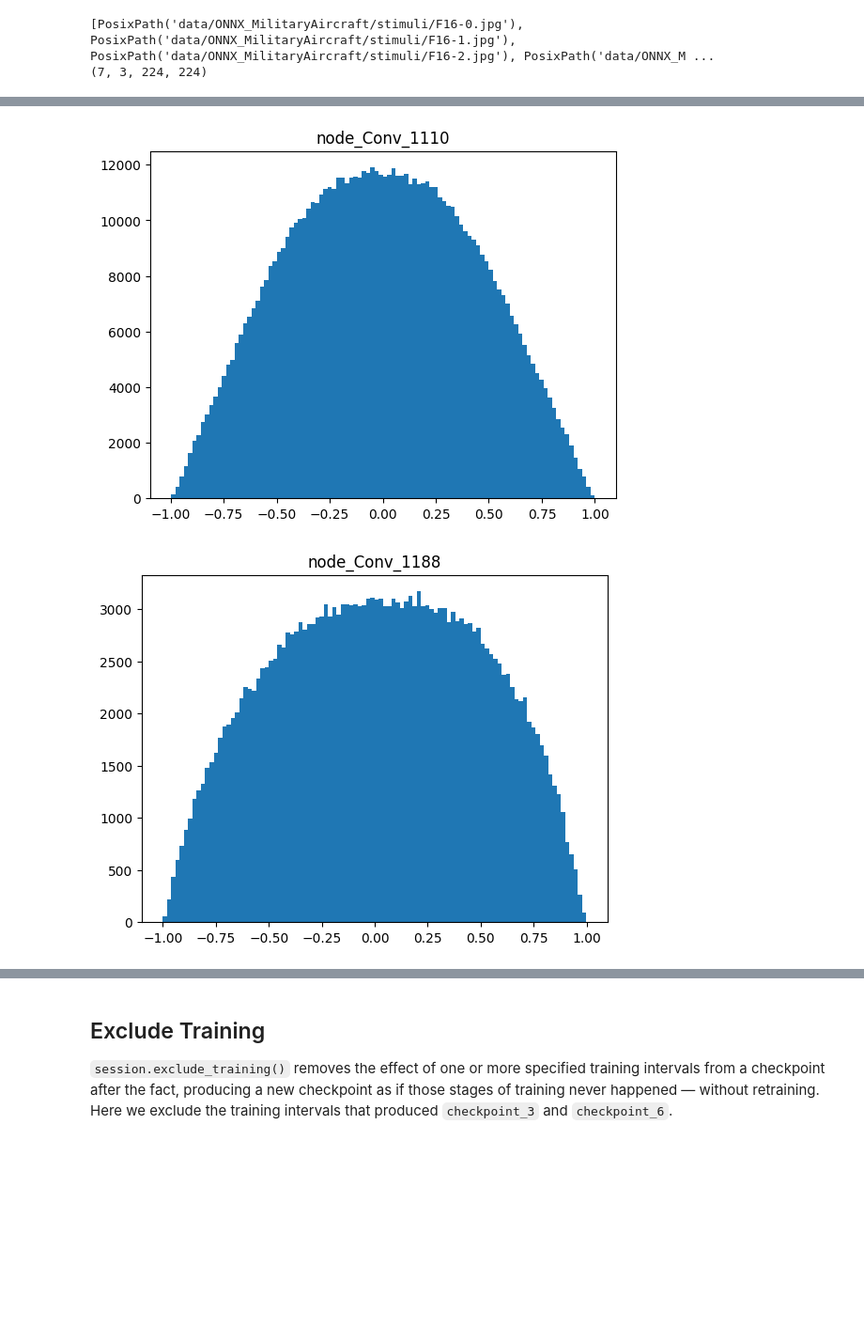
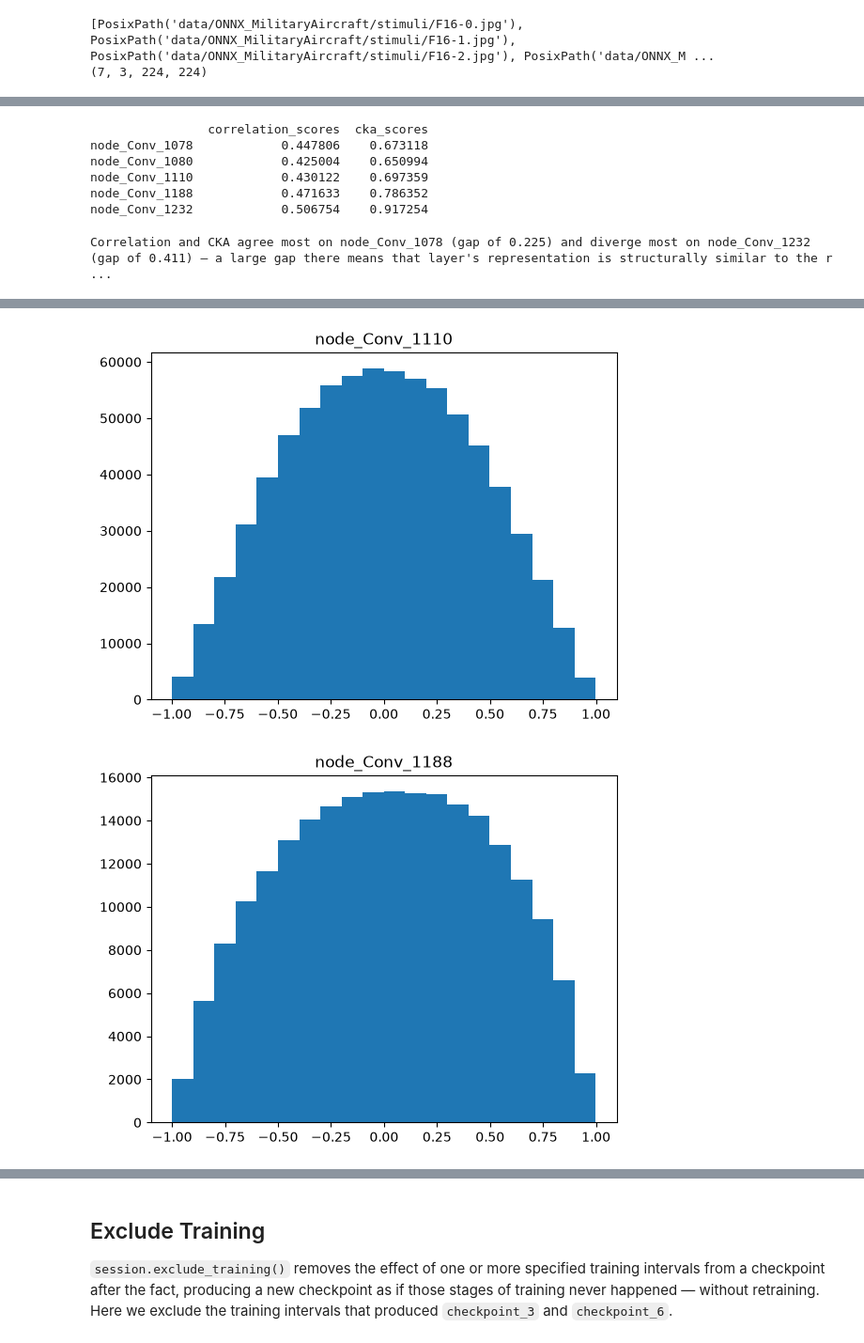
Before and after one commit to Authentrics-ai/authentrics-analysis-examples, a Jupyter notebook: onnx_military_aircraft.ipynb, the cells around one changed output, grey strips where cells are left out. Shown at 94% size. Drawn from its saved outputs; the diff is of its cells as text; code cells hidden in the pictures; blank space fills up the shorter version.

```diff
--- a/onnx_military_aircraft.ipynb
+++ b/onnx_military_aircraft.ipynb
@@ -99,8 +99,7 @@ checkpoint_paths
 # %%
 result = session.static_analysis(
     project.id,
-    checkpoint_paths[0],
-    checkpoint_paths[1],
+    [checkpoint_paths[0], checkpoint_paths[1]],
     parameter_names=[
         "squeeze_edit_model.features.0.0.weight",
         "squeeze_edit_model.classifier.1.weight",
@@ -123,7 +137,10 @@ squeeze_edit_model.features.0.0.weight           0.109787
 # %%
 import matplotlib.pyplot as plt
 
-for i, (param, hist) in enumerate(zip(result.parameter_names, result.parameter_histograms)):
+static_result = result[0]
+for i, (param, hist) in enumerate(
+    zip(static_result.indices, static_result.histograms(20, static_result.indices))
+):
     plt.figure(i)
     plt.hist((np.array(hist.bin_edges[1:]) + np.array(hist.bin_edges[:-1])) / 2, weights=hist.bin_counts, bins=hist.bin_edges)
     plt.title(param)
@@ -184,7 +223,7 @@ print(input_data.shape)
 # %%
 result = session.correlation_analysis(
     project.id,
-    checkpoint_paths[1],
+    [checkpoint_paths[1]],
     input_data,
     layer_names=[
         "node_Conv_1078",
@@ -207,7 +249,37 @@ node_Conv_1232            0.506754
+# %%
+import pandas as pd
+
+correlation_result = result[0]
+cka_comparison = pd.DataFrame({
+    "correlation_scores": correlation_result.correlation_scores,
+    "cka_scores": correlation_result.cka_scores,
+})
+print(cka_comparison)
+# %% [output]
+                correlation_scores  cka_scores
+node_Conv_1078            0.447806    0.673118
+node_Conv_1080            0.425004    0.650994
+node_Conv_1110            0.430122    0.697359
+node_Conv_1188            0.471633    0.786352
+node_Conv_1232            0.506754    0.917254
+# %%
+gaps = (cka_comparison["cka_scores"] - cka_comparison["correlation_scores"]).abs()
+agree_most, diverge_most = gaps.idxmin(), gaps.idxmax()
+print(
+    f"Correlation and CKA agree most on {agree_most} (gap of {gaps.min():.3f}) and diverge "
+    f"most on {diverge_most} (gap of {gaps.max():.3f}) — a large gap there means that layer's "
+    "representation is structurally similar to the reference layer even though its neuron-wise "
+    "correlation is weaker, which is exactly the permutation invariance CKA is designed to catch."
+)
+# %% [output]
+Correlation and CKA agree most on node_Conv_1078 (gap of 0.225) and diverge most on node_Conv_1232 (gap of 0.411) — a large gap there means that layer's representation is structurally similar to the r ...
 # %%
 import matplotlib.pyplot as plt
 
-for i, (param, hist) in enumerate(zip(result.layer_names, result.correlation_histograms)):
+correlation_result = result[0]
+for i, (param, hist) in enumerate(
+    zip(correlation_result.indices, correlation_result.histograms(20, correlation_result.indices))
+):
     plt.figure(i)
     plt.hist((np.array(hist.bin_edges[1:]) + np.array(hist.bin_edges[:-1])) / 2, weights=hist.bin_counts, bins=hist.bin_edges)
     plt.title(param)
@@ -217,2 +289,2 @@ for i, (param, hist) in enumerate(zip(result.layer_names, result.correlation_his
-[figure, old version]
+[figure, new version]
-[figure, old version]
+[figure, new version]
```
Also changed, not shown: parts of 16 cells of this notebook, 3 other files.
